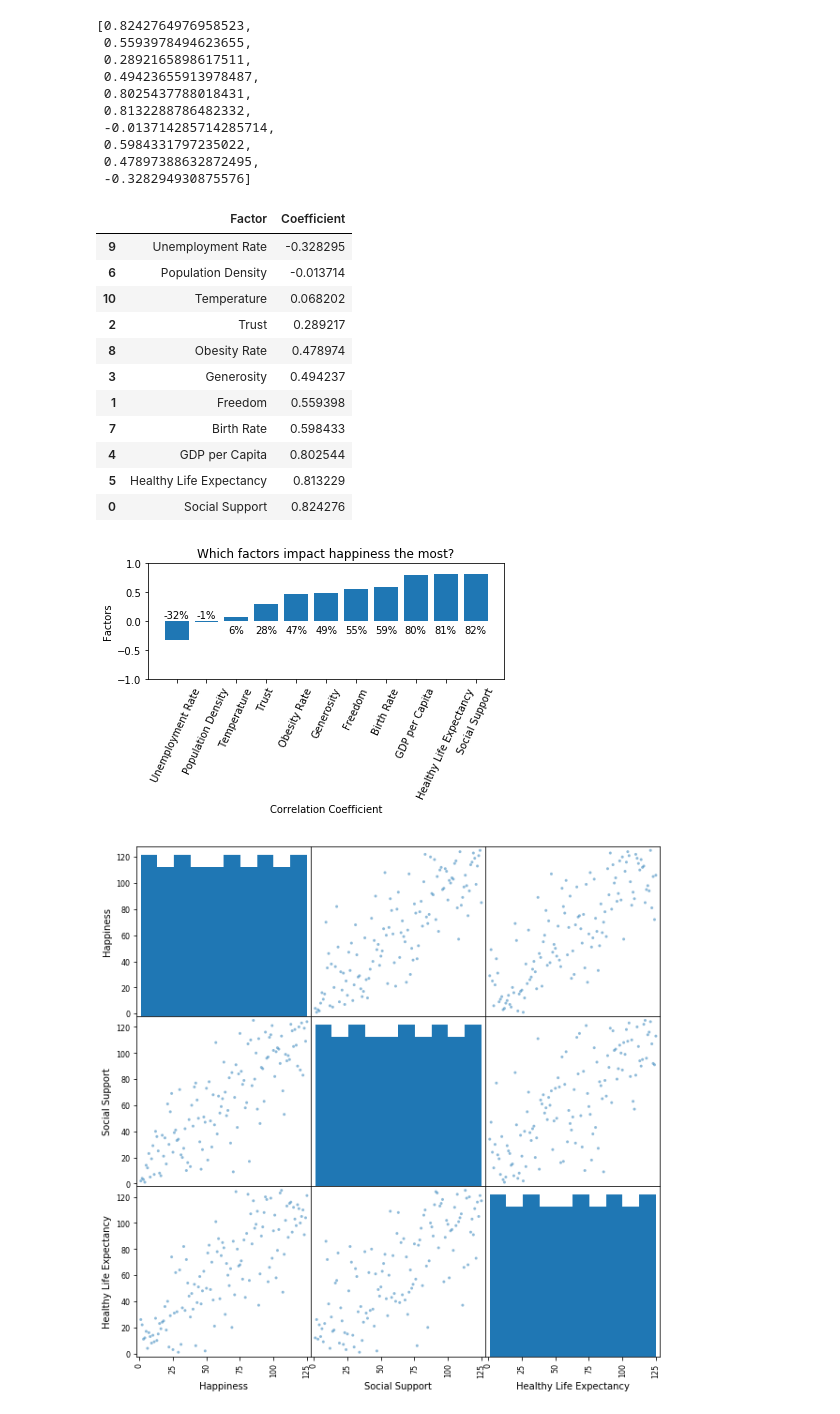
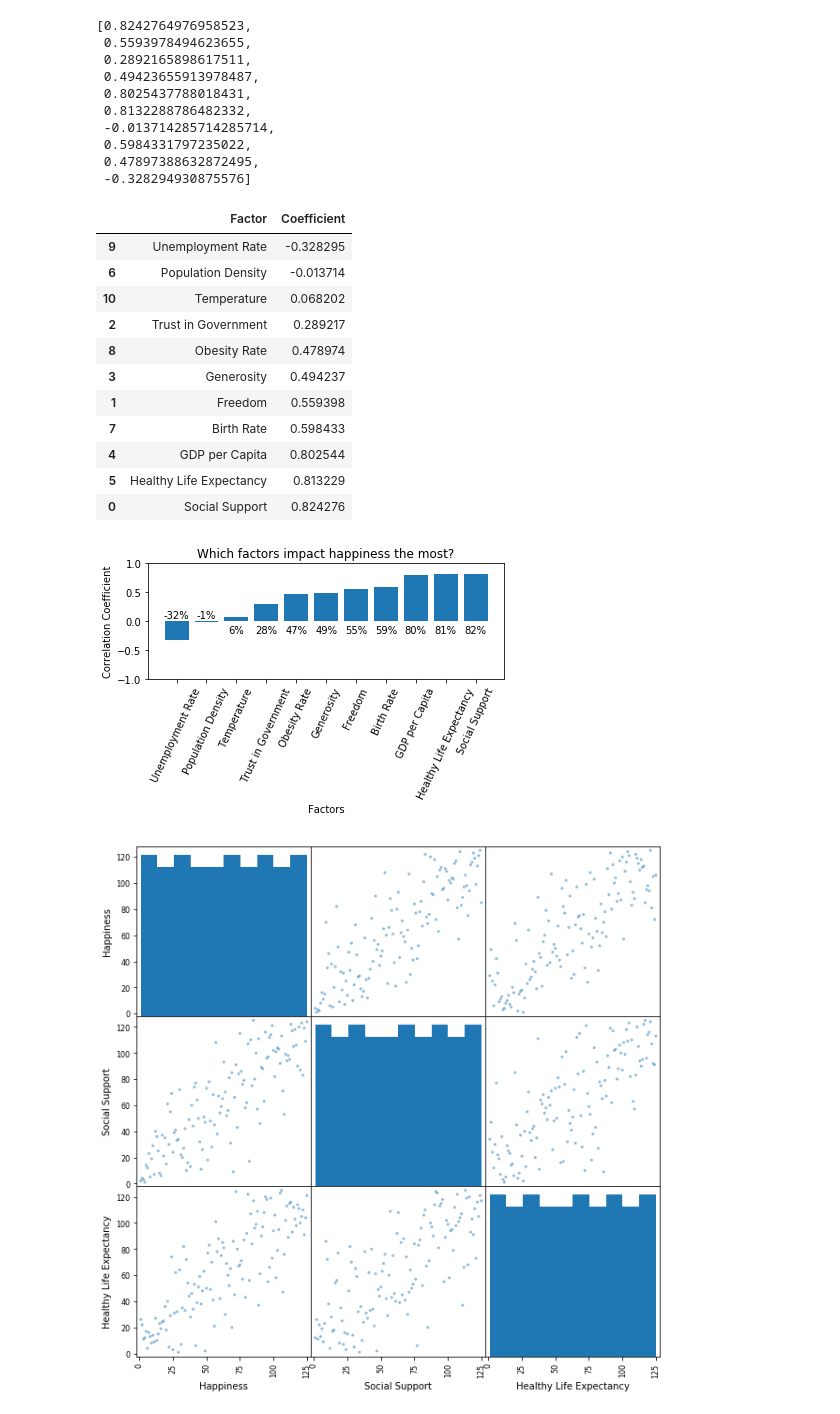
Before and after one commit to soobing91/P1_World_Happiness_Report, a Jupyter notebook: Paul Code/padean_ScatterPlots10.ipynb, the cells around one changed output. Saved outputs shown, nothing was run; the diff lists cells and outputs as text; code cells hidden in the pictures.

```diff
--- a/Paul Code/padean_ScatterPlots10.ipynb
+++ b/Paul Code/padean_ScatterPlots10.ipynb
@@ -25,7 +25,7 @@ clean_df = pd.DataFrame({"Country":merged_df["Country"],
                          "Happiness":merged_df["Ladder rank"],
                          "Social Support":merged_df["Social Support rank"],
                          "Freedom":merged_df["Freedom rank"],
-                         "Trust":merged_df["Trust rank"],
+                         "Trust in Government":merged_df["Trust rank"],
                          "Generosity":merged_df["Generosity rank"],
                          "GDP per Capita":merged_df["GDP per Capita rank"],
                          "Healthy Life Expectancy":merged_df["Healthy Life Expectancy rank"],
@@ -129,7 +129,7 @@ coeff_pd
 | 9 | Unemployment Rate | -0.328295 |
 | 6 | Population Density | -0.013714 |
 | 10 | Temperature | 0.068202 |
-| 2 | Trust | 0.289217 |
+| 2 | Trust in Government | 0.289217 |
 | 8 | Obesity Rate | 0.478974 |
 | 3 | Generosity | 0.494237 |
 | 1 | Freedom | 0.559398 |
@@ -140,26 +140,26 @@ coeff_pd
 # %%
 #Create bar graph of coefficients
 summarybar = plt.bar(coeff_pd["Factor"],coeff_pd["Coefficient"])
-plt.xlabel("Correlation Coefficient")
-plt.ylabel("Factors")
+plt.xlabel("Factors")
+plt.ylabel("Correlation Coefficient")
 plt.title("Which factors impact happiness the most?")
 plt.ylim(-1,1)
 plt.xticks(coeff_pd["Factor"],rotation=65)
 
 for bar in summarybar:
     height = bar.get_height()
     if height > 0:
         label_position=-0.25
     else:
         label_position = 0.01
     plt.text(bar.get_x()+bar.get_width()/2.,label_position,
             '%d' % int(height*100)+'%',color='black',
             ha='center',va='bottom')
 
 plt.tight_layout()
 plt.savefig(f"../Paul Code/Factors bar graph.png")
 # %% [output]
-[figure, old version]
+[figure, new version]
 # %%
 #creating a scatter matrix for happiness, social support, and healthy life expectancy
 scatter_matrix(clean_df[["Happiness","Social Support","Healthy Life Expectancy"]],figsize=(10, 10))
```
Also changed, not shown: parts of 3 cells of this notebook, 2 other files.
